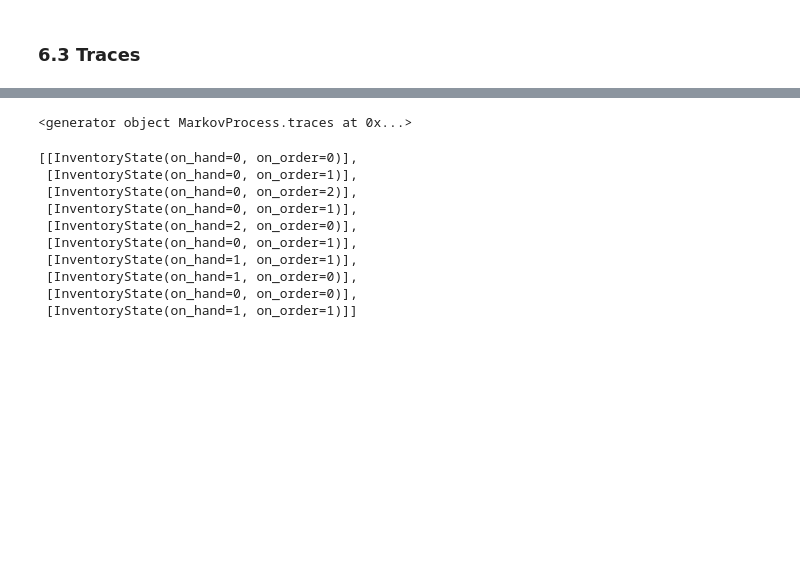
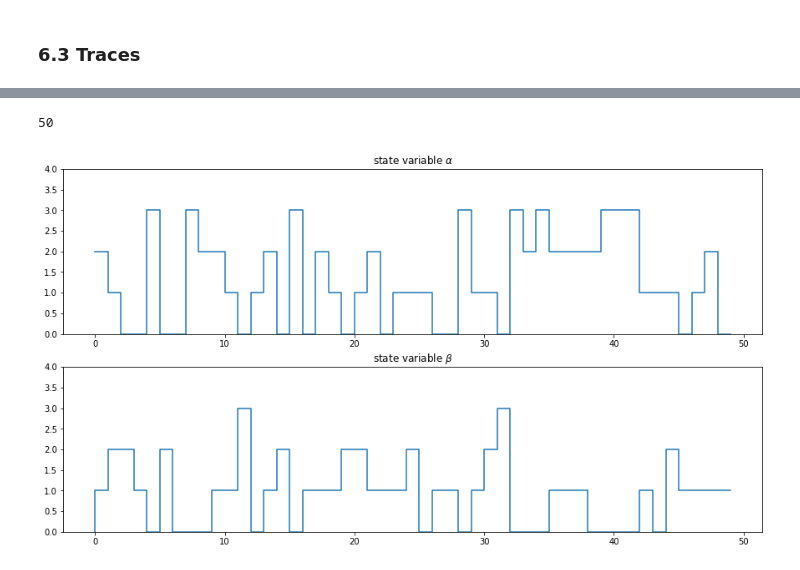
Before and after one commit to LearnableLoopAI/portfolio2, a Jupyter notebook: _notebooks/2022-06-24-InventoryManagement1_PORT.ipynb, the cells around one changed output, grey strips where cells are left out. Saved outputs shown, nothing was run; the diff lists cells and outputs as text; code cells hidden in the pictures; blank space fills up the shorter version.

```diff
--- a/_notebooks/2022-06-24-InventoryManagement1_PORT.ipynb
+++ b/_notebooks/2022-06-24-InventoryManagement1_PORT.ipynb
@@ -786,0 +765,4 @@ gen = si_mp.simulate(start_state_distribution=ssd); gen
+# %%
+#
+# get a trace
+a_trace = [list(next(gen)) for i in range(50)]; a_trace
@@ -791,3 +789,0 @@ StopIteration: ignored
-# %%
-a_trace = [list(next(gen)) for i in range(10)]; a_trace
-# [(list(next(gen))[0].on_hand,list(next(gen))[0].on_order) for i in range(10)]
@@ -808,3 +811,5 @@ list_of_tuples = [(state[0].on_hand, state[0].on_order) for state in a_trace]; l
  (0, 1)]
 # %%
-alpha, beta = [list(tup) for tup in zip(*list_of_tuples)]; alpha, beta
+#
+# collect each state variable's values in a list
+alpha, beta = [list(tup) for tup in zip(*list_of_tuples)]; #alpha, beta
@@ -823,17 +815,0 @@ plt.plot(beta)
-# %%
-gen = si_mp.traces(start_state_distribution=ssd); gen
-# %% [output]
-<generator object MarkovProcess.traces at 0x...>
-# %%
-[list(next(gen)) for i in range(10)]
-# %% [output]
-[[InventoryState(on_hand=0, on_order=0)],
- [InventoryState(on_hand=0, on_order=1)],
- [InventoryState(on_hand=0, on_order=2)],
- [InventoryState(on_hand=0, on_order=1)],
- [InventoryState(on_hand=2, on_order=0)],
- [InventoryState(on_hand=0, on_order=1)],
- [InventoryState(on_hand=1, on_order=1)],
- [InventoryState(on_hand=1, on_order=0)],
- [InventoryState(on_hand=0, on_order=0)],
- [InventoryState(on_hand=1, on_order=1)]]
@@ -839,0 +819,18 @@ gen = si_mp.traces(start_state_distribution=ssd); gen
+# %%
+n_steps = len(alpha); n_steps #number of steps
+# %% [output]
+50
+# %%
+figure, axis = plt.subplots(2, 1)
+figure.set_figwidth(15)
+figure.set_figheight(8)
+
+axis[0].step(range(n_steps), alpha)
+axis[0].set_ylim([0, 4])
+axis[0].set_title(r"state variable $\alpha$")
+
+axis[1].step(range(n_steps), beta)
+axis[1].set_ylim([0, 4])
+axis[1].set_title(r"state variable $\beta$");
+# %% [output]
+[figure, added]
```
Also changed, not shown: parts of 30 cells of this notebook.
